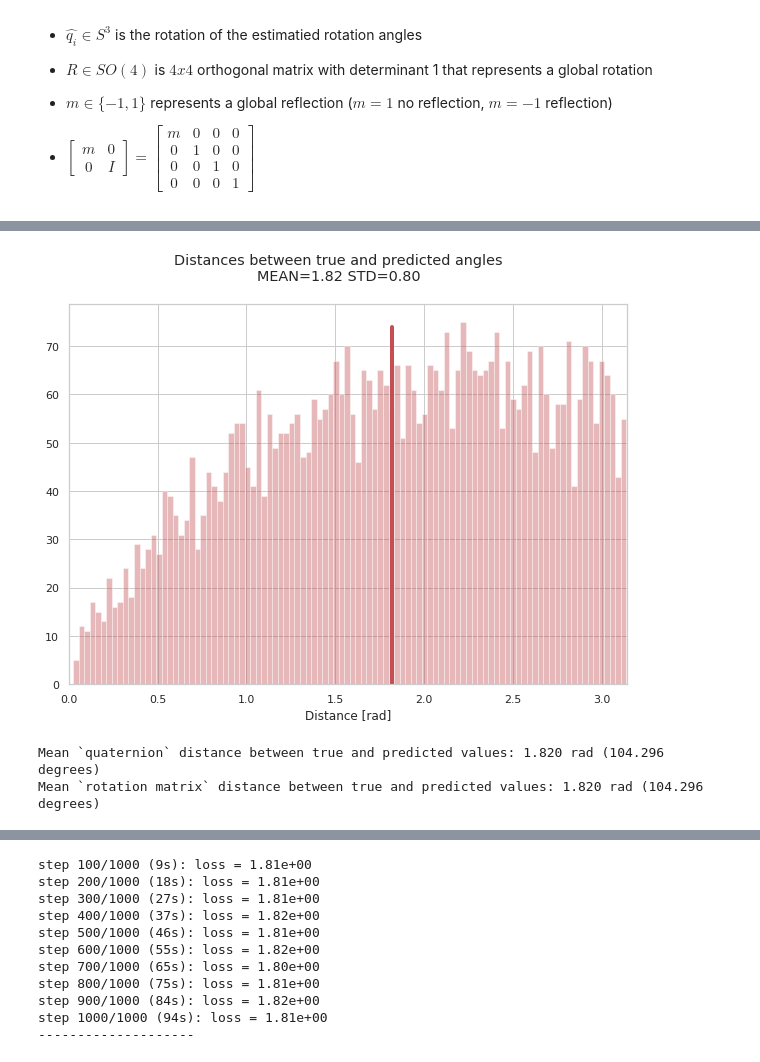
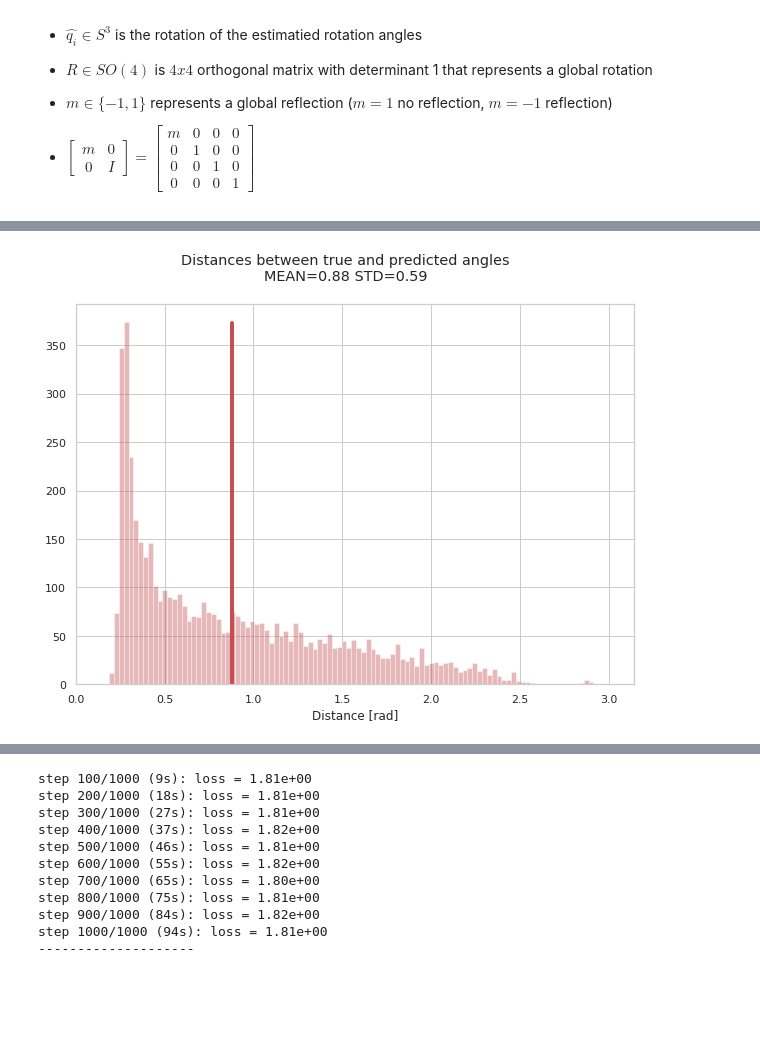
Before and after one commit to JelenaBanjac/protein-reconstruction, a Jupyter notebook: notebooks/1-phase1/angle_alignment_Quaternions.ipynb, the cells around one changed output, grey strips where cells are left out. Drawn from its saved outputs; the diff is of its cells as text; code cells hidden in the pictures; blank space fills up the shorter version.

Commit message:
modify quaternions

```diff
--- a/notebooks/1-phase1/angle_alignment_Quaternions.ipynb
+++ b/notebooks/1-phase1/angle_alignment_Quaternions.ipynb
@@ -243,7 +246,7 @@ def euler6tomarix4d(a_R):
     return R
 
 
-def update_angles(m, a_R, a_predicted):
+def update_angles(m, a_R, a_predicted, transposed=False):
     q_predicted = euler2quaternion(a_predicted)
 
     R = euler6tomarix4d(a_R)
@@ -251,8 +254,7 @@ def update_angles(m, a_R, a_predicted):
 
     q_predicted_rotated = tf.transpose(R @ I @ tf.transpose(q_predicted))
 
-    return quaternion2euler(q_predicted_rotated)
-
+    return quaternion2euler(q_predicted_rotated, transposed=transposed)
 
 def loss_alignment(m, a_R, a_predicted, a_true):
     q_true = euler2quaternion(a_true)
@@ -263,7 +265,15 @@ def loss_alignment(m, a_R, a_predicted, a_true):
 
     q_predicted_rotated = tf.transpose(R @ I @ tf.transpose(q_predicted))
 
-    return tf.reduce_mean(d_q(q_true, q_predicted_rotated))
+    loss = tf.reduce_mean(d_q(q_true, q_predicted_rotated))
+#     a_predicted_rotated = quaternion2euler(q_predicted_rotated, transposed=False)
+#     q_true = euler2quaternion(a_true)
+#     q_predicted = euler2quaternion(a_predicted)
+#     distances =  d_q(q_true, q_predicted)
+#     loss = tf.reduce_mean(distances)
+
+    #print('--',a_R[0].numpy(), loss.numpy())
+    return loss
 
 
 def gradient_alignment(m, a_R, a_predicted, a_true):
@@ -283,7 +293,7 @@ def training_angle_alignment(steps, batch_size, projection_idx, learning_rate, a
     r = []
     # collect losses depending on rotation
     l = []
-    ms = [ 1.0] # -1.0,
+    ms = [-1.0, 1.0] # -1.0,
 
     for m in ms:
         losses = np.empty(steps)
@@ -311,7 +321,8 @@ def training_angle_alignment(steps, batch_size, projection_idx, learning_rate, a
             # Periodically report progress.
             if ((step % (steps//10)) == 0) or (step == steps):
                 time_elapsed = time() - time_start
-                print(f'step {step}/{steps} ({time_elapsed:.0f}s): loss = {np.median(losses[step-steps//10:step-1]):.2e}')
+                #plot_distances_count(a_predicted, a_true)
+                print(f'step {step}/{steps} ({time_elapsed:.0f}s): loss = {np.mean(losses[step-steps//10:step-1]):.2e}')
         print("-"*20)
         if optimization:
             # Plot convergence.
@@ -330,3 +341,7 @@ def training_angle_alignment(steps, batch_size, projection_idx, learning_rate, a
 
     idx_best = np.argmin(np.array(l))
     return ms[idx_best], r[idx_best], l[idx_best]
+# %%
+# TRANSPOSE IT
+apt = update_angles(1.0, [tf.Variable([0.0,0.0,0.0,0.0,0.0,0.0])], ap, transposed=True)
+apt
@@ -333,9 +366,9 @@ def training_angle_alignment(steps, batch_size, projection_idx, learning_rate, a
 # %%
-m, rotation, loss = training_angle_alignment(steps=1000,
+m, rotation, loss = training_angle_alignment(steps=10000,
                          batch_size=256,
                          projection_idx=range(NUM_PROJECTIONS),
-                         learning_rate=0.01,
+                         learning_rate=0.001,
                          angles_true=angles_true,
-                         angles_predicted=ap,
+                         angles_predicted=apt,
                          optimization=True)
 # %% [output]
@@ -359,0 +399,3 @@ m, rotation, loss
+# %%
+mat = update_angles(m, rotation, apt)
+mat
@@ -360,9 +416,4 @@ m, rotation, loss
 # %%
-plot_distances_count(ap, angles_true)
+plot_distances_count(mat, angles_true)
 # %% [output]
-[figure, old version]
+[figure, new version]
-# %%
-distance_difference(angles_predicted=ap, angles_true=angles_true);
-# %% [output]
-Mean `quaternion` distance between true and predicted values: 1.820 rad (104.296 degrees)
-Mean `rotation matrix` distance between true and predicted values: 1.820 rad (104.296 degrees)
```
Also changed, not shown: parts of 15 cells of this notebook.
